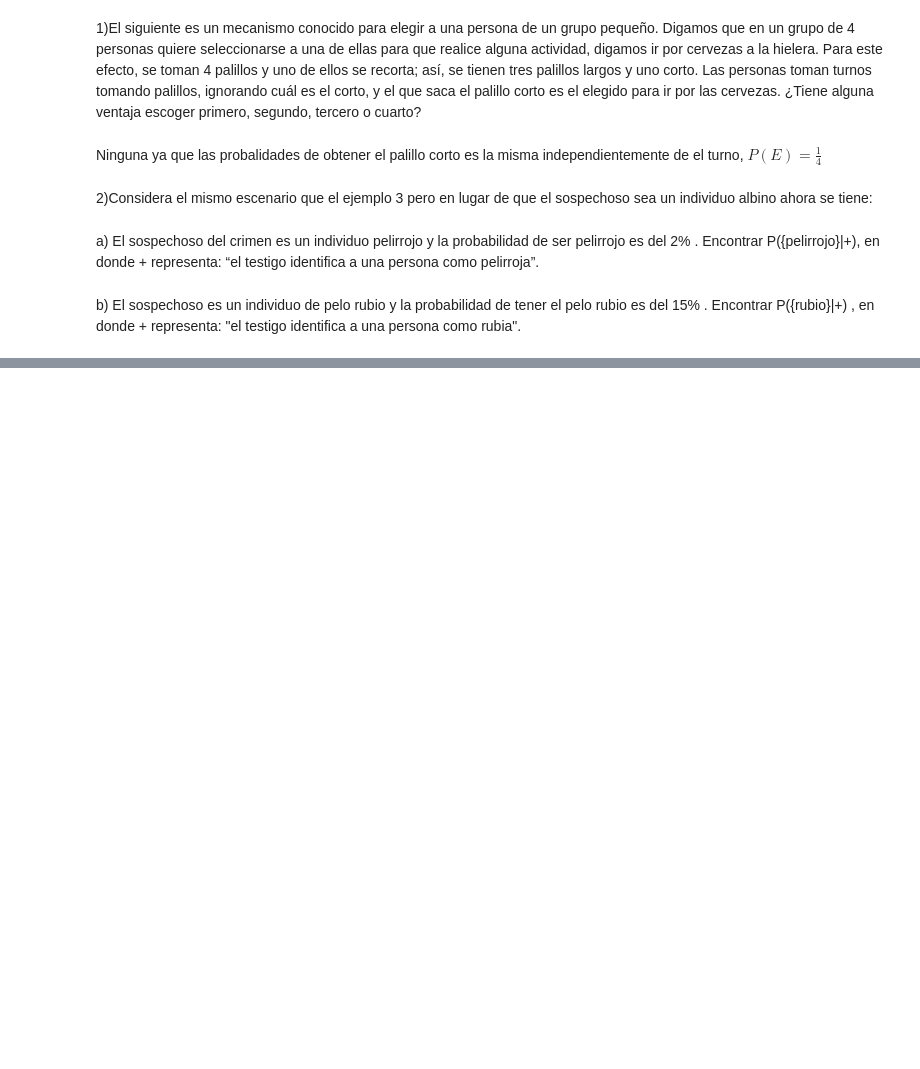
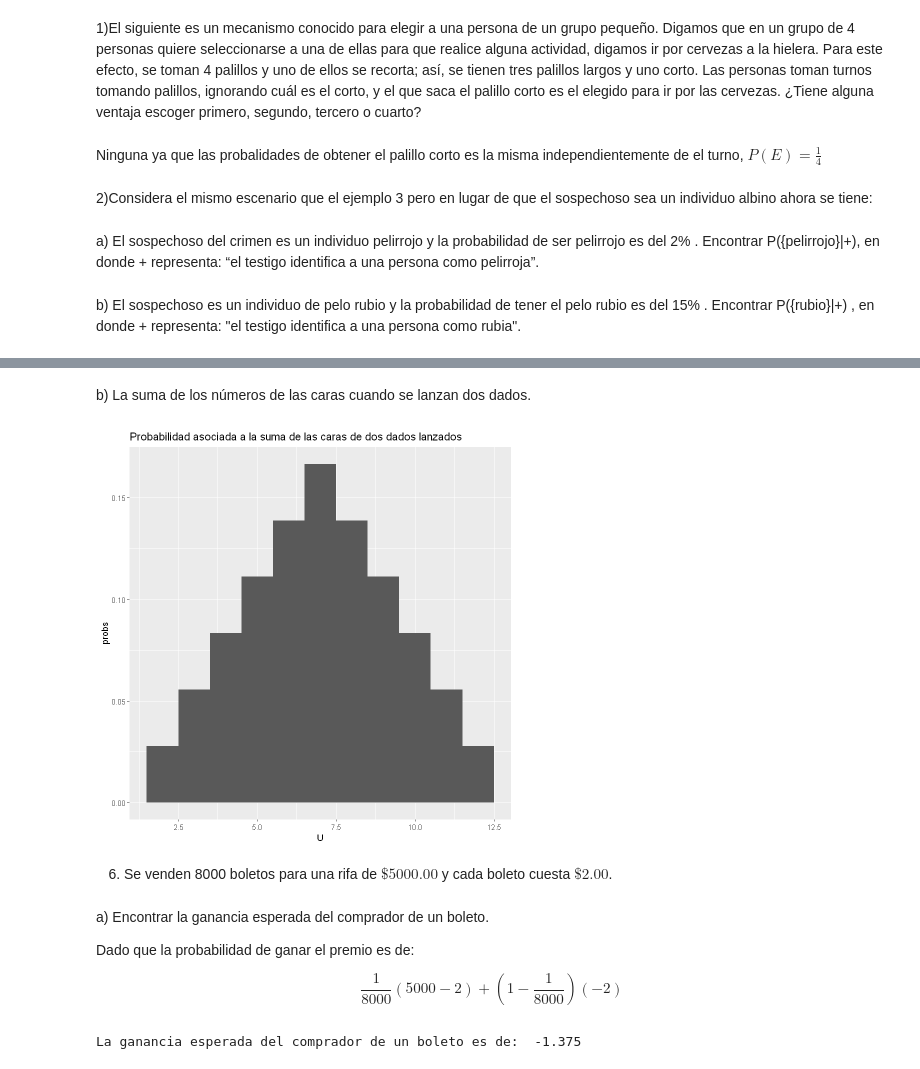
Before and after one commit to carlosgeovany/practicas_propedeutico, a Jupyter notebook: probabilidad_R.ipynb, the cells around one changed output, grey strips where cells are left out. Cells and saved outputs as stored; diff of their text form; code cells hidden in the pictures; blank space fills up the shorter version.

```diff
--- a/probabilidad_R.ipynb
+++ b/probabilidad_R.ipynb
@@ -345,0 +468,24 @@ b) El sospechoso es un individuo de pelo rubio y la probabilidad de tener el pel
+# %% [markdown]
+b) La suma de los números de las caras cuando se lanzan dos dados.
+# %%
+S <- rolldie(2, nsides = 6, makespace=TRUE)
+S <- addrv(S, U = X1+X2)
+df = data.frame(marginal(S, vars = "U"))
+# %%
+ggplot(data = df, aes(x=U, y=probs)) +
+geom_col(width=1) +
+ggtitle('Probabilidad asociada a la suma de las caras de dos dados lanzados')
+# %% [output]
+[figure, added]
+# %% [markdown]
+6) Se venden 8000 boletos para una rifa de $\$5000.00$ y cada boleto cuesta $\$2.00$.
+# %% [markdown]
+a) Encontrar la ganancia esperada del comprador de un boleto.
+
+Dado que la probabilidad de ganar el premio es de:
+
+$$\frac{1}{8000}(5000-2) + \left(1-\frac{1}{8000}\right)(-2)$$
+# %%
+cat("La ganancia esperada del comprador de un boleto es de: ", 1/8000*(5000-2)+(1-(1/8000))*-2)
+# %% [output]
+La ganancia esperada del comprador de un boleto es de:  -1.375
```
Also changed, not shown: parts of 29 cells of this notebook.
